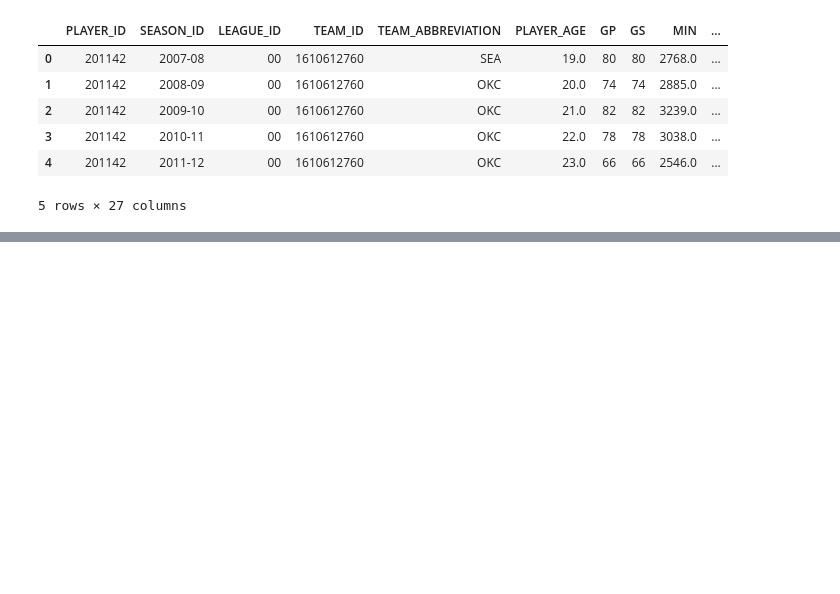
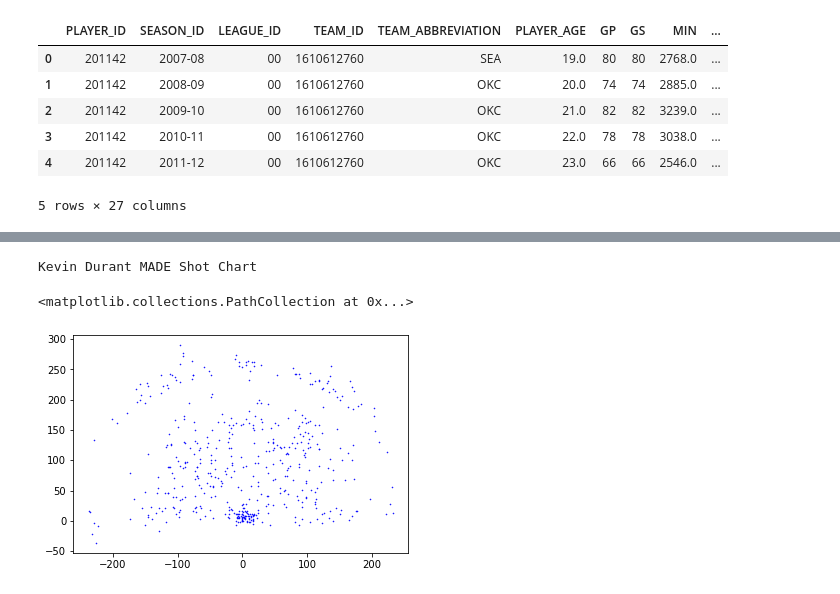
Before and after one commit to tjalback/Sports-Analytics, a Jupyter notebook: Sports Analytics.ipynb, the cells around one changed output, grey strips where cells are left out. Saved outputs shown, nothing was run; the diff lists cells and outputs as text; code cells hidden in the pictures; blank space fills up the shorter version.

```diff
--- a/Sports Analytics.ipynb
+++ b/Sports Analytics.ipynb
@@ -438,0 +657,9 @@ Do this by filtering the shot chart detail df above to one player and mark made
+# %%
+print('Kevin Durant MADE Shot Chart')
+x_made = KD_MADE['LOC_X']
+y_made = KD_MADE['LOC_Y']
+plt.scatter(x_made,y_made, s=.3,c='b', marker= 'o')
+# %% [output]
+Kevin Durant MADE Shot Chart
+<matplotlib.collections.PathCollection at 0x...>
+[figure, added]
```
Also changed, not shown: parts of 88 cells of this notebook.
